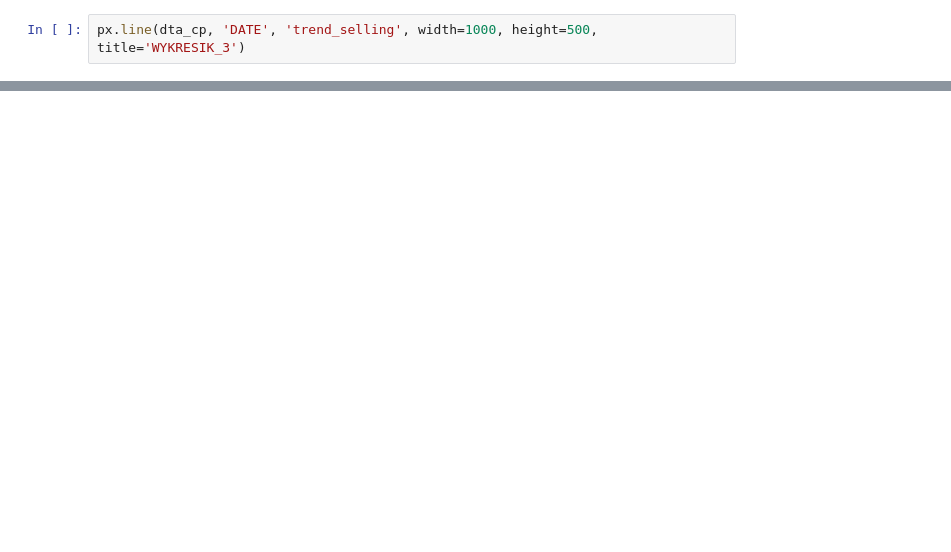
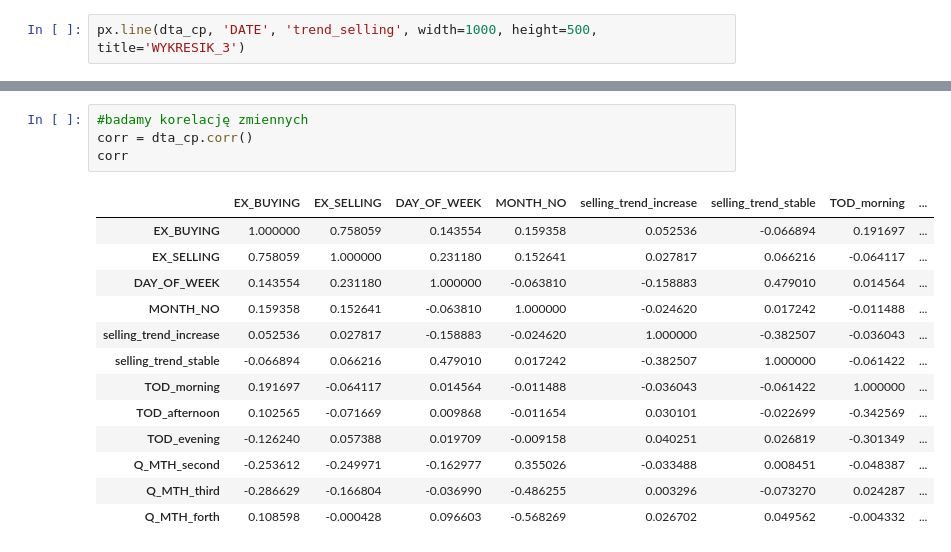
Before and after one commit to brochowski/ekantorwidget, a Jupyter notebook: brochowski_excercises.ipynb, the cells around one changed output, grey strips where cells are left out. Saved outputs shown, nothing was run; the diff lists cells and outputs as text; blank space fills up the shorter version.

```diff
--- a/brochowski_excercises.ipynb
+++ b/brochowski_excercises.ipynb
@@ -154,0 +304,18 @@ dta_cp
+# %%
+#badamy korelację zmiennych
+corr = dta_cp.corr()
+corr
+# %% [output]
+|  | EX_BUYING | EX_SELLING | DAY_OF_WEEK | MONTH_NO | selling_trend_increase | selling_trend_stable | TOD_morning | ... |
+| EX_BUYING | 1.000000 | 0.758059 | 0.143554 | 0.159358 | 0.052536 | -0.066894 | 0.191697 | ... |
+| EX_SELLING | 0.758059 | 1.000000 | 0.231180 | 0.152641 | 0.027817 | 0.066216 | -0.064117 | ... |
+| DAY_OF_WEEK | 0.143554 | 0.231180 | 1.000000 | -0.063810 | -0.158883 | 0.479010 | 0.014564 | ... |
+| MONTH_NO | 0.159358 | 0.152641 | -0.063810 | 1.000000 | -0.024620 | 0.017242 | -0.011488 | ... |
+| selling_trend_increase | 0.052536 | 0.027817 | -0.158883 | -0.024620 | 1.000000 | -0.382507 | -0.036043 | ... |
+| selling_trend_stable | -0.066894 | 0.066216 | 0.479010 | 0.017242 | -0.382507 | 1.000000 | -0.061422 | ... |
+| TOD_morning | 0.191697 | -0.064117 | 0.014564 | -0.011488 | -0.036043 | -0.061422 | 1.000000 | ... |
+| TOD_afternoon | 0.102565 | -0.071669 | 0.009868 | -0.011654 | 0.030101 | -0.022699 | -0.342569 | ... |
+| TOD_evening | -0.126240 | 0.057388 | 0.019709 | -0.009158 | 0.040251 | 0.026819 | -0.301349 | ... |
+| Q_MTH_second | -0.253612 | -0.249971 | -0.162977 | 0.355026 | -0.033488 | 0.008451 | -0.048387 | ... |
+| Q_MTH_third | -0.286629 | -0.166804 | -0.036990 | -0.486255 | 0.003296 | -0.073270 | 0.024287 | ... |
+| Q_MTH_forth | 0.108598 | -0.000428 | 0.096603 | -0.568269 | 0.026702 | 0.049562 | -0.004332 | ... |
```
Also changed, not shown: parts of 31 cells of this notebook.
